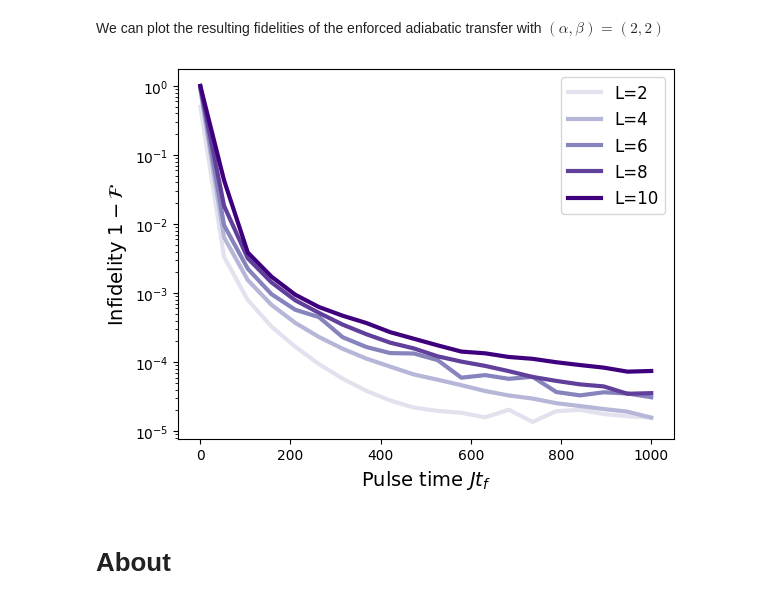
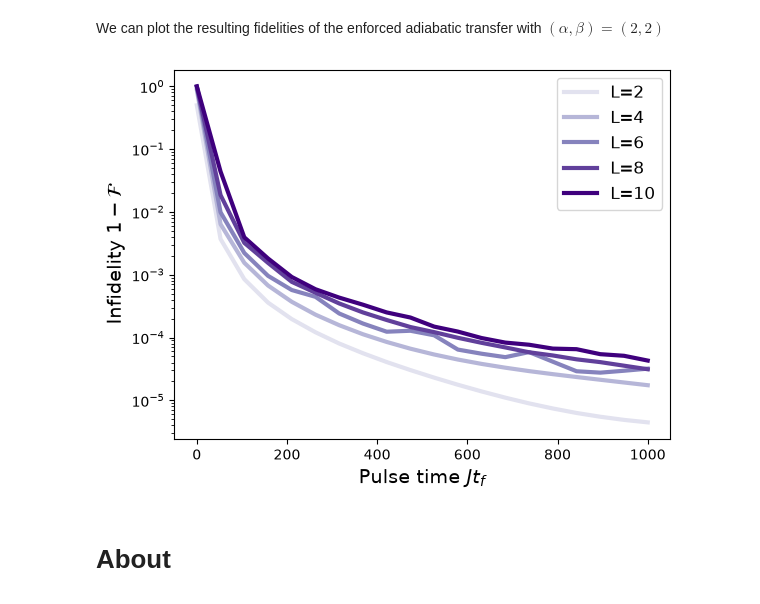
Before and after one commit to geodesiq-control/geodesiq-control, a Jupyter notebook: examples/many_body.ipynb, the cells around one changed output. Saved outputs shown, nothing was run; the diff lists cells and outputs as text; code cells hidden in the pictures.

```diff
--- a/examples/many_body.ipynb
+++ b/examples/many_body.ipynb
@@ -74,13 +86,20 @@ def _worker_compute_fidelity(duration, model, psi_i, psi_t):
 
 
 def fidelity_vs_time(durations, model, L, n_jobs=-1):
-    model.set_parameters(L=L)
+    H_d = ising_model(0, L, hx, hz)
+    H_c = ising_model(1, L, hx, hz) - H_d
+
+    model = gq.ControlModel(H_c=H_c, H_d=H_d)
+
+    model.set_control(pulse_initial=lam0, pulse_final=lamf, initial_state=initial_state, alpha=alpha,
+                      beta=beta, num_steps=2 ** 4 + 1)
+
     model.solve_problem(pulse_accuracy=int(100))
 
-    _, init_eigenstates = qt.Qobj(model(lam=lam0)).eigenstates()
+    _, init_eigenstates = qt.Qobj(model(lam0)).eigenstates()
     psi_init = init_eigenstates[initial_state]
 
-    _, final_eigenstates = qt.Qobj(model(lam=lamf)).eigenstates()
+    _, final_eigenstates = qt.Qobj(model(lamf)).eigenstates()
     psi_target = final_eigenstates[initial_state]
 
     # Run the loop in parallel with joblib
@@ -90,8 +109,9 @@ def fidelity_vs_time(durations, model, L, n_jobs=-1):
     # )
 
     # Run the loop in parallel with parameterrun
-    fidelities = parameterrun(_worker_compute_fidelity, 'duration', durations, model=model, psi_i=psi_init,
-                              psi_t=psi_target, n_workers=n_jobs)
+    fidelities = parameterrun(
+        _worker_compute_fidelity, "duration", durations, model=model, psi_i=psi_init, psi_t=psi_target, n_workers=n_jobs
+    )
 
     return np.array(fidelities)
 # %%
@@ -109,22 +129,22 @@ We can plot the resulting fidelities of the enforced adiabatic transfer with $(\
 # %%
 import matplotlib.cm as cm
 
 L_vals = np.array([2, 4, 6, 8, 10])
 norm = plt.Normalize(vmin=L_vals.min() - 2, vmax=L_vals.max())
 colors_rgba = cm.Purples(norm(L_vals))
 
-data = {'L=2': fidelities_L2, 'L=4': fidelities_L4, 'L=6': fidelities_L6, 'L=8': fidelities_L8, 'L=10': fidelities_L10}
+data = {"L=2": fidelities_L2, "L=4": fidelities_L4, "L=6": fidelities_L6, "L=8": fidelities_L8, "L=10": fidelities_L10}
 
-for (label, fidelities) in data.items():
-    plt.plot(durations, 1 - fidelities, label=label, lw=3, color=colors_rgba[int(label.split('=')[1]) // 2 - 1])
+for label, fidelities in data.items():
+    plt.plot(durations, 1 - fidelities, label=label, lw=3, color=colors_rgba[int(label.split("=")[1]) // 2 - 1])
 
-plt.yscale('log')
-plt.ylabel(r'Infidelity $1-\mathcal{F}$', fontsize=14)
-plt.xlabel('Pulse time $J t_f$', fontsize=14)
+plt.yscale("log")
+plt.ylabel(r"Infidelity $1-\mathcal{F}$", fontsize=14)
+plt.xlabel("Pulse time $J t_f$", fontsize=14)
 plt.legend(fontsize=12)
 plt.show();
 # %% [output]
-[figure, old version]
+[figure, new version]
 # %% [markdown]
 # About
 # %%
```
Also changed, not shown: parts of 4 cells of this notebook, 2 other files.
